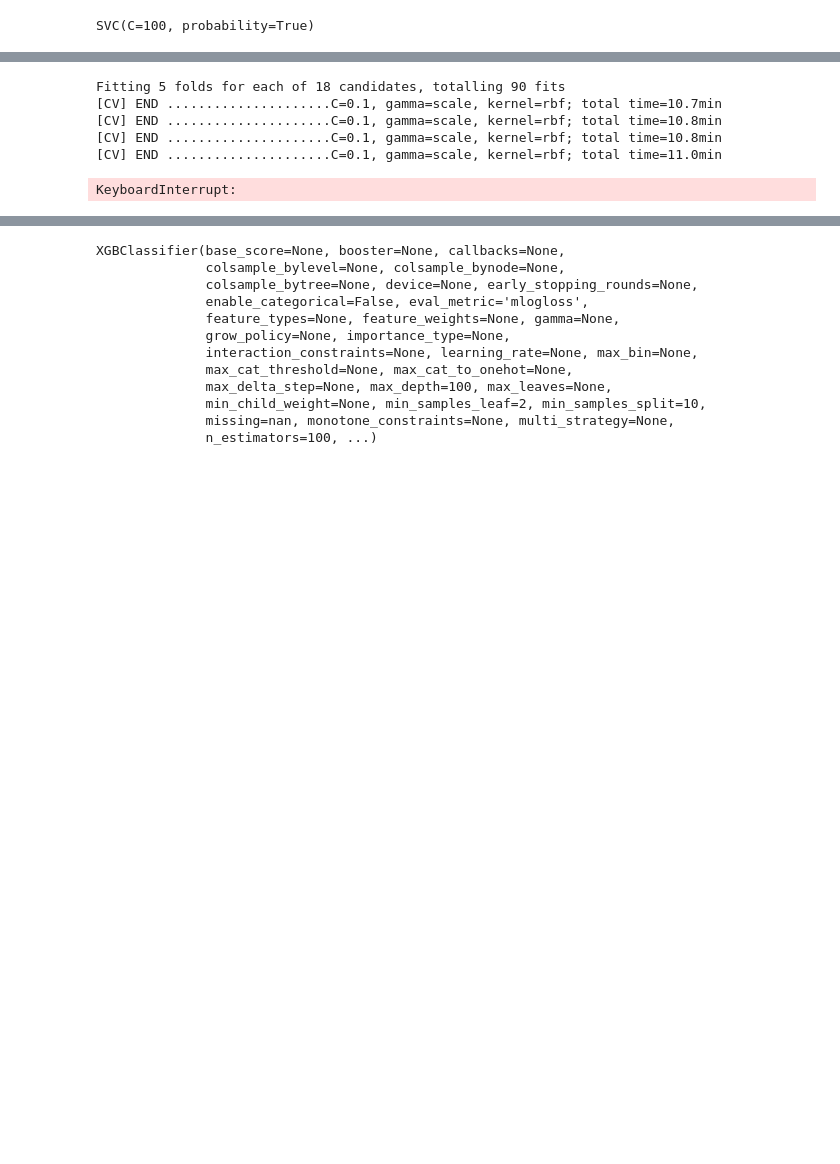
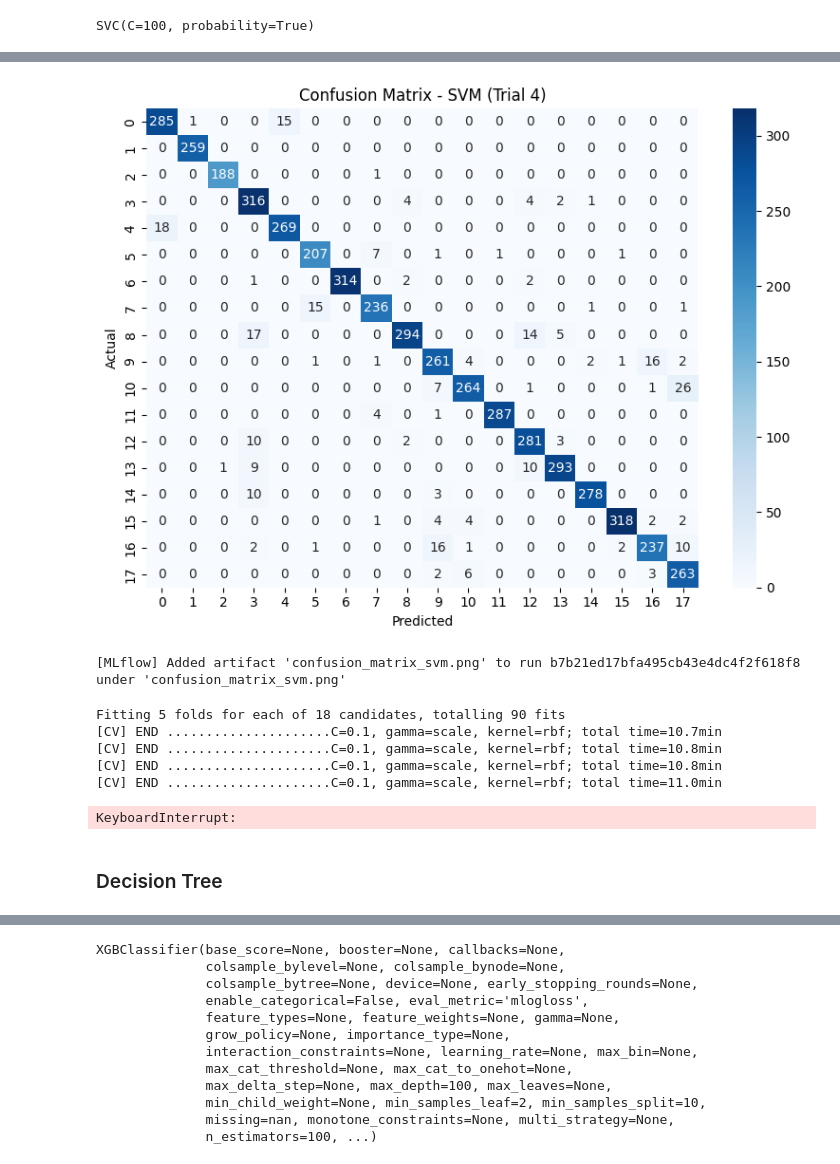
Before and after one commit to Fayad-nullPointer/hand_guestuires, a Jupyter notebook: notebook.ipynb, the cells around one changed output, grey strips where cells are left out. Drawn from its saved outputs; the diff is of its cells as text; code cells hidden in the pictures; blank space fills up the shorter version.

```diff
--- a/notebook.ipynb
+++ b/notebook.ipynb
@@ -255,0 +375,12 @@ print("Accuracy for Best Logistic Regression:", accuracy_score(y_val_encoded, y_
+# %%
+#fine tune random forest with grid search
+param_grid_rf = {
+    'n_estimators': [100, 200, 300],
+    'criterion': ['gini', 'entropy'],
+    'max_depth': [None, 10, 20]
+}
+grid_search_rf = GridSearchCV(estimator=RandomForestClassifier(random_state=42), param_grid=param_grid_rf, cv=5, scoring='accuracy')
+grid_search_rf.fit(X_train, y_train_encoded)
+print("Best Hyperparameters for Random Forest:", grid_search_rf.best_params_)
+best_rf = grid_search_rf.best_estimator_
+print("Best Random Forest Model:", best_rf)
@@ -256,7 +414,7 @@ print("Accuracy for Best Logistic Regression:", accuracy_score(y_val_encoded, y_
 # %%
 #Try SVM
 svm_clf = SVC(kernel='rbf', probability=True,gamma='scale' ,C=100)
-svm_clf.fit(X_train_scaled, y_train_encoded)
+svm_clf.fit(X_train, y_train_encoded)
 # %% [output]
 SVC(C=100, probability=True)
 # %%
@@ -320,3 +459,20 @@ F1 Score for SVM: 0.9202881008477862
+# %%
+#add svm confusion matrix as artifact
+y_val_pred = svm_clf.predict(X_val)
+cm = confusion_matrix(y_val_encoded, y_val_pred)
+plt.figure(figsize=(8, 6))
+sns.heatmap(cm, annot=True, fmt='d', cmap='Blues')
+plt.title('Confusion Matrix - SVM (Trial 4)')
+plt.xlabel('Predicted')
+plt.ylabel('Actual')
+plt.savefig("confusion_matrix_svm.png")
+plt.tight_layout()
+# %% [output]
+[figure, added]
+# %%
+add_artifact(run_id="b7b21ed17bfa495cb43e4dc4f2f618f8",artifact_path="confusion_matrix_svm.png",local_path="confusion_matrix_svm.png")
+# %% [output]
+[MLflow] Added artifact 'confusion_matrix_svm.png' to run b7b21ed17bfa495cb43e4dc4f2f618f8 under 'confusion_matrix_svm.png'
 # %%
 #Try to make hyperparameter tuning for SVM
 from sklearn.model_selection import GridSearchCV
@@ -334,6 +490,8 @@ Fitting 5 folds for each of 18 candidates, totalling 90 fits
 [CV] END .....................C=0.1, gamma=scale, kernel=rbf; total time=10.8min
 [CV] END .....................C=0.1, gamma=scale, kernel=rbf; total time=11.0min
 KeyboardInterrupt:
+# %% [markdown]
+### Decision Tree
 # %%
 #try decision tree
 dt_clf = DecisionTreeClassifier(random_state=42,max_depth=100,min_samples_split=10,min_samples_leaf=2)
```
Also changed, not shown: parts of 82 cells of this notebook.
